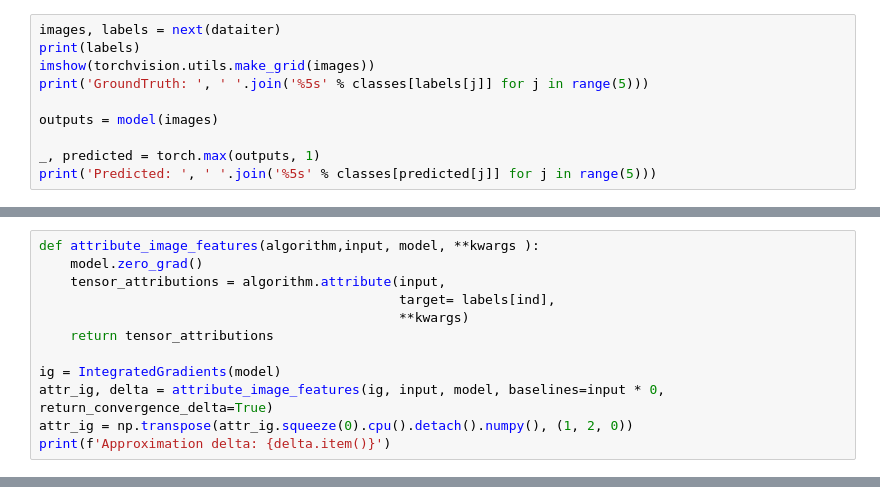
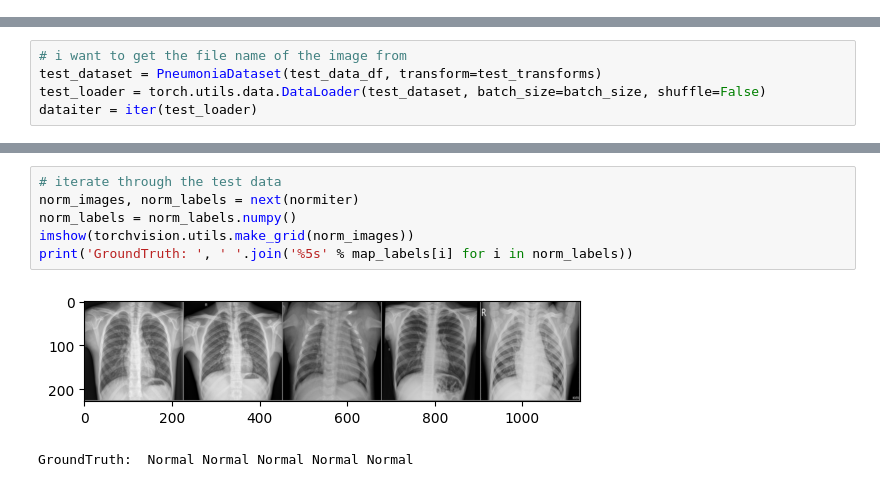
Before and after one commit to olivermarketos/Interpretability_and_Explainability, a Jupyter notebook: Q2_3_integrated_gradients.ipynb, the cells around one changed output, grey strips where cells are left out. Drawn from its saved outputs; the diff is of its cells as text.

```diff
--- a/Q2_3_integrated_gradients.ipynb
+++ b/Q2_3_integrated_gradients.ipynb
@@ -59,10 +89,0 @@ dataiter = iter(test_loader)
-# %%
-images, labels = next(dataiter)
-print(labels)
-imshow(torchvision.utils.make_grid(images))
-print('GroundTruth: ', ' '.join('%5s' % classes[labels[j]] for j in range(5)))
-
-outputs = model(images)
-
-_, predicted = torch.max(outputs, 1)
-print('Predicted: ', ' '.join('%5s' % classes[predicted[j]] for j in range(5)))
@@ -79,12 +89,0 @@ input.requires_grad = True
-# %%
-def attribute_image_features(algorithm,input, model, **kwargs ):
-    model.zero_grad()
-    tensor_attributions = algorithm.attribute(input,
-                                              target= labels[ind],
-                                              **kwargs)
-    return tensor_attributions
-
-ig = IntegratedGradients(model)
-attr_ig, delta = attribute_image_features(ig, input, model, baselines=input * 0, return_convergence_delta=True)
-attr_ig = np.transpose(attr_ig.squeeze(0).cpu().detach().numpy(), (1, 2, 0))
-print(f'Approximation delta: {delta.item()}')
@@ -110,0 +90,5 @@ Predicted: Pneumonia  Probability: 0.9986696243286133
+# %%
+# i want to get the file name of the image from
+test_dataset = PneumoniaDataset(test_data_df, transform=test_transforms)
+test_loader = torch.utils.data.DataLoader(test_dataset, batch_size=batch_size, shuffle=False)
+dataiter = iter(test_loader)
@@ -110,0 +136,9 @@ Predicted: Pneumonia  Probability: 0.9986696243286133
+# %%
+# iterate through the test data
+norm_images, norm_labels = next(normiter)
+norm_labels = norm_labels.numpy()
+imshow(torchvision.utils.make_grid(norm_images))
+print('GroundTruth: ', ' '.join('%5s' % map_labels[i] for i in norm_labels))
+# %% [output]
+[figure, added]
+GroundTruth:  Normal Normal Normal Normal Normal
```
Also changed, not shown: parts of 12 cells of this notebook, 5 other files.
